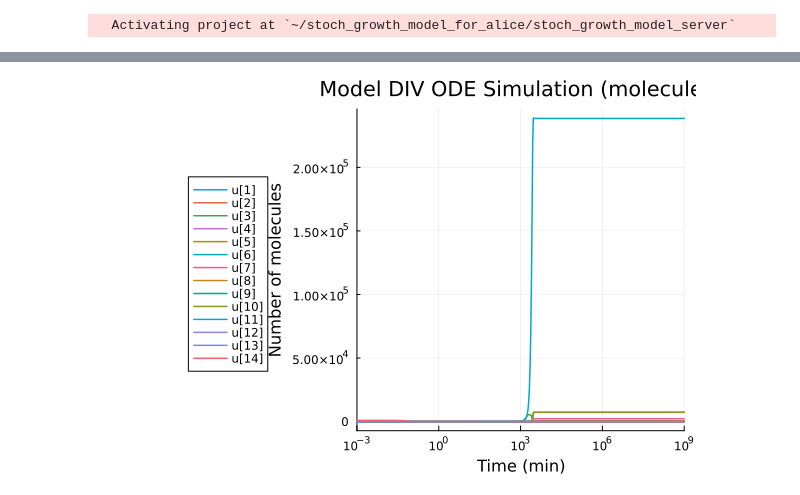
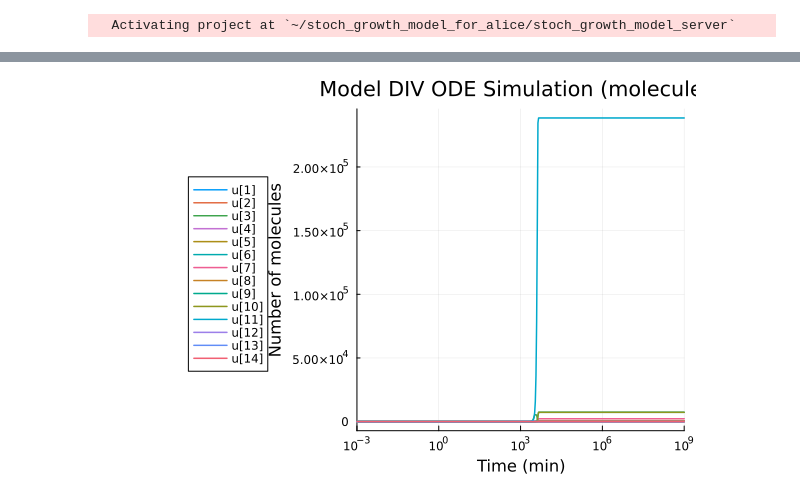
Before and after one commit to aliceadj/stoch_growth_model_for_alice, a Jupyter notebook: scripts/SimulatingTutorial.ipynb, the cells around one changed output, grey strips where cells are left out. Saved outputs shown, nothing was run; the diff lists cells and outputs as text; code cells hidden in the pictures.

```diff
--- a/scripts/SimulatingTutorial.ipynb
+++ b/scripts/SimulatingTutorial.ipynb
@@ -204,9 +162,6 @@ function model!(dydt, y, p, t)
     dydt .= [dmtdt, dmmdt, dmqdt, dmrdt, dctdt, dcmdt, dcqdt, dcrdt, detdt, demdt, dqdt, drdt, dsidt, dadt]
 end
 
-# 🧪 Initial conditions and parameters
-# params = getPars("molecs", "PNAs"; abx=0.0)
-# u0 = getX0(gm_divC; ss=false, parametrization="PNAs")
 init = [
     0.0,  # mt
     0.0,  # mm
@@ -221,7 +176,7 @@ init = [
     0.0,  # q
    10.0,  # r
     0.0,  # si
- 1000.0   # a
+   10.0   # a
 ]
 params = [
     0.1,                     # dm
@@ -229,32 +184,31 @@ params = [
     1.0,                     # ku
   426.8693338968694,         # thetar
  1.0e4,                      # s0
  1260.0,                     # gmax
    4.379733394834643,        # thetax
  1.0e3,                      # Kt
  1.0e8,                      # M
    4.139172187824451,        # we
  1.0e3,                      # Km
  5800.0,                    # vm
   300.0,                    # nx
  1.522190403737490e5,       # Kq
   726.0,                    # vt
   929.9678874564831,        # wr
   948.9349882947897,        # wq
     4,                      # nq
  7549.0,                    # nr
     0.5,                    # ns
     7.0                     # Kgamma
 ]
 tspan = (1e-3, 1e9)
 save_times = 10 .^ range(-3, 9; length=500)
-# prob = ODEProblem(gm_divC, u0, tspan, params)
 prob = ODEProblem(model!, init, tspan, params)
 sol = solve(prob, Rodas5(); saveat=save_times)
 
 labels = ["mt", "mm", "mq", "mr", "ct", "cm", "cq", "cr", "et", "em", "q", "r", "si", "a"]
 plot(sol; idxs=1:14, xscale=:log10, lw=1.5,
      xlabel="Time (min)", ylabel="Number of molecules",
      legend=:outerleft, title="Model DIV ODE Simulation (molecules)")
 # %% [output]
-[figure, old version]
+[figure, new version]
```
Also changed, not shown: parts of 4 cells of this notebook, 2 other files.
